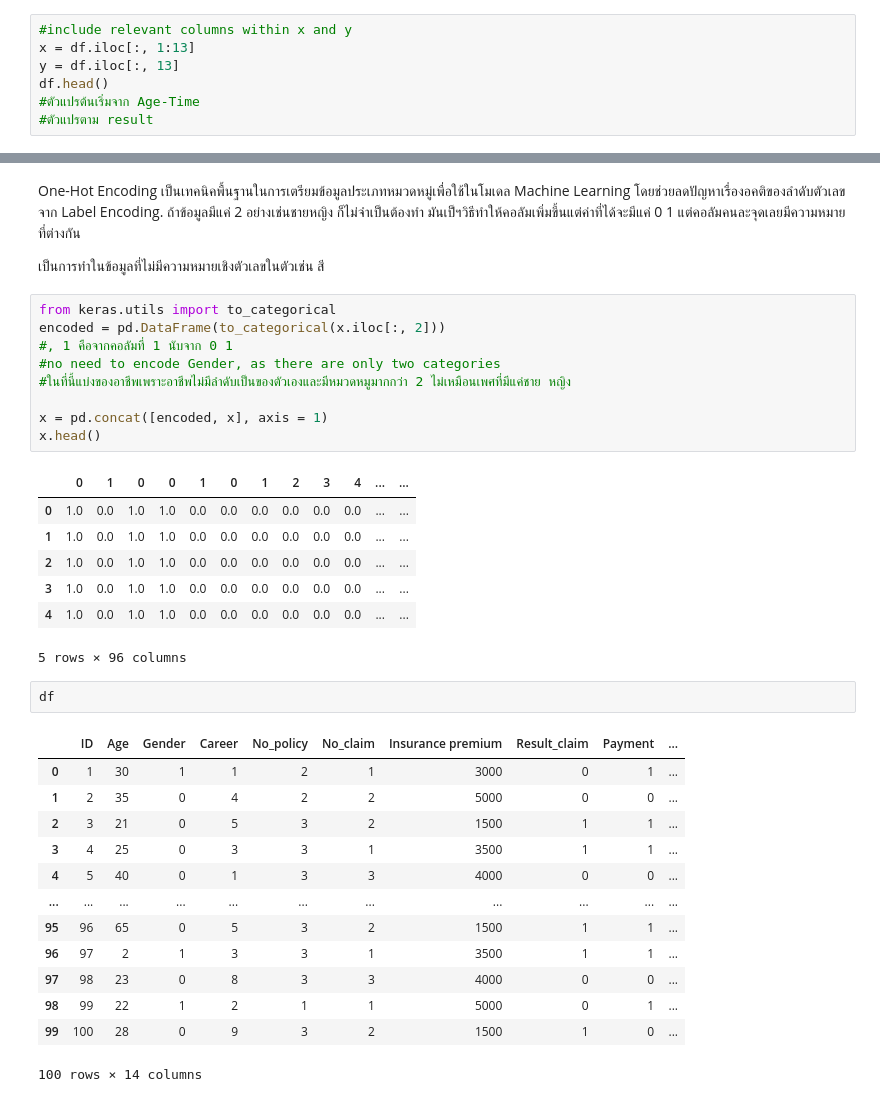
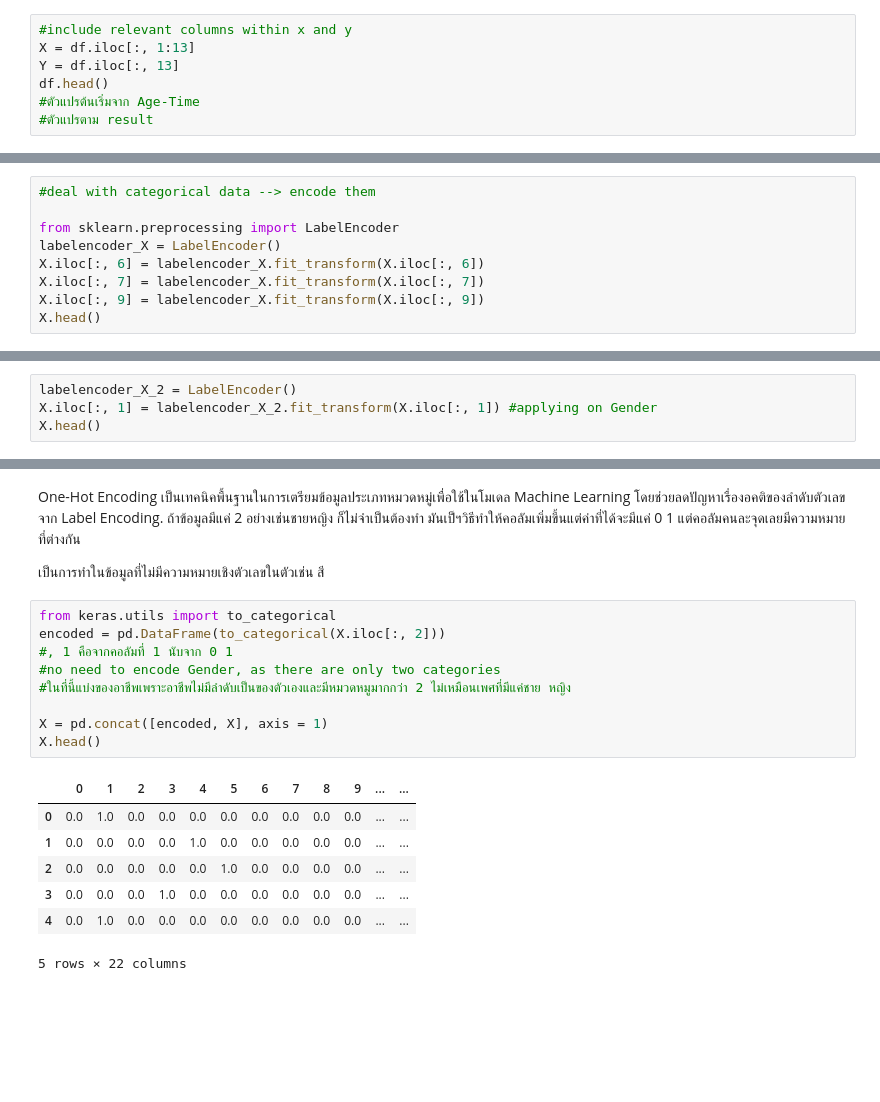
Before and after one commit to Suchada2000/MY-WORK, a Jupyter notebook: Untitled18.ipynb, the cells around one changed output, grey strips where cells are left out. Drawn from its saved outputs; the diff is of its cells as text; blank space fills up the shorter version.

```diff
--- a/Untitled18.ipynb
+++ b/Untitled18.ipynb
@@ -15,8 +15,8 @@ Drive already mounted at /content/drive; to attempt to forcibly remount, call dr
 df = pd.read_excel('/content/drive/MyDrive/project/example.xlsx')
 # %%
 #include relevant columns within x and y
-x = df.iloc[:, 1:13]
-y = df.iloc[:, 13]
+X = df.iloc[:, 1:13]
+Y = df.iloc[:, 13]
 df.head()
 #ตัวแปรต้นเริ่มจาก Age-Time
 #ตัวแปรตาม result
@@ -96,0 +32,9 @@ x_train
+# %%
+#deal with categorical data --> encode them
+
+from sklearn.preprocessing import LabelEncoder
+labelencoder_X = LabelEncoder()
+X.iloc[:, 6] = labelencoder_X.fit_transform(X.iloc[:, 6])
+X.iloc[:, 7] = labelencoder_X.fit_transform(X.iloc[:, 7])
+X.iloc[:, 9] = labelencoder_X.fit_transform(X.iloc[:, 9])
+X.head()
@@ -96,0 +48,4 @@ x_train
+# %%
+labelencoder_X_2 = LabelEncoder()
+X.iloc[:, 1] = labelencoder_X_2.fit_transform(X.iloc[:, 1]) #applying on Gender
+X.head()
@@ -100,34 +92,18 @@ x_train
  เป็นการทำในข้อมูลที่ไม่มีความหมายเชิงตัวเลขในตัวเช่น สี
 # %%
 from keras.utils import to_categorical
-encoded = pd.DataFrame(to_categorical(x.iloc[:, 2]))
+encoded = pd.DataFrame(to_categorical(X.iloc[:, 2]))
 #, 1 คือจากคอลัมที่ 1 นับจาก 0 1
 #no need to encode Gender, as there are only two categories
 #ในที่นี้แบ่งของอาชีพเพราะอาชีพไม่มีลำดับเป็นของตัวเองและมีหมวดหมูมากกว่า 2 ไม่เหมือนเพศที่มีแค่ชาย หญิง
 
-x = pd.concat([encoded, x], axis = 1)
-x.head()
+X = pd.concat([encoded, X], axis = 1)
+X.head()
 # %% [output]
-|  | 0 | 1 | 0 | 0 | 1 | 0 | 1 | 2 | 3 | 4 | ... | ... |
-| 0 | 1.0 | 0.0 | 1.0 | 1.0 | 0.0 | 0.0 | 0.0 | 0.0 | 0.0 | 0.0 | ... | ... |
-| 1 | 1.0 | 0.0 | 1.0 | 1.0 | 0.0 | 0.0 | 0.0 | 0.0 | 0.0 | 0.0 | ... | ... |
-| 2 | 1.0 | 0.0 | 1.0 | 1.0 | 0.0 | 0.0 | 0.0 | 0.0 | 0.0 | 0.0 | ... | ... |
-| 3 | 1.0 | 0.0 | 1.0 | 1.0 | 0.0 | 0.0 | 0.0 | 0.0 | 0.0 | 0.0 | ... | ... |
-| 4 | 1.0 | 0.0 | 1.0 | 1.0 | 0.0 | 0.0 | 0.0 | 0.0 | 0.0 | 0.0 | ... | ... |
+|  | 0 | 1 | 2 | 3 | 4 | 5 | 6 | 7 | 8 | 9 | ... | ... |
+| 0 | 0.0 | 1.0 | 0.0 | 0.0 | 0.0 | 0.0 | 0.0 | 0.0 | 0.0 | 0.0 | ... | ... |
+| 1 | 0.0 | 0.0 | 0.0 | 0.0 | 1.0 | 0.0 | 0.0 | 0.0 | 0.0 | 0.0 | ... | ... |
+| 2 | 0.0 | 0.0 | 0.0 | 0.0 | 0.0 | 1.0 | 0.0 | 0.0 | 0.0 | 0.0 | ... | ... |
+| 3 | 0.0 | 0.0 | 0.0 | 1.0 | 0.0 | 0.0 | 0.0 | 0.0 | 0.0 | 0.0 | ... | ... |
+| 4 | 0.0 | 1.0 | 0.0 | 0.0 | 0.0 | 0.0 | 0.0 | 0.0 | 0.0 | 0.0 | ... | ... |
-5 rows × 96 columns
+5 rows × 22 columns
-# %%
-df
-# %% [output]
-|  | ID | Age | Gender | Career | No_policy | No_claim | Insurance premium | Result_claim | Payment | ... |
-| 0 | 1 | 30 | 1 | 1 | 2 | 1 | 3000 | 0 | 1 | ... |
-| 1 | 2 | 35 | 0 | 4 | 2 | 2 | 5000 | 0 | 0 | ... |
-| 2 | 3 | 21 | 0 | 5 | 3 | 2 | 1500 | 1 | 1 | ... |
-| 3 | 4 | 25 | 0 | 3 | 3 | 1 | 3500 | 1 | 1 | ... |
-| 4 | 5 | 40 | 0 | 1 | 3 | 3 | 4000 | 0 | 0 | ... |
-| ... | ... | ... | ... | ... | ... | ... | ... | ... | ... | ... |
-| 95 | 96 | 65 | 0 | 5 | 3 | 2 | 1500 | 1 | 1 | ... |
-| 96 | 97 | 2 | 1 | 3 | 3 | 1 | 3500 | 1 | 1 | ... |
-| 97 | 98 | 23 | 0 | 8 | 3 | 3 | 4000 | 0 | 0 | ... |
-| 98 | 99 | 22 | 1 | 2 | 1 | 1 | 5000 | 0 | 1 | ... |
-| 99 | 100 | 28 | 0 | 9 | 3 | 2 | 1500 | 1 | 0 | ... |
-100 rows × 14 columns
```
Also changed, not shown: parts of 23 cells of this notebook.
